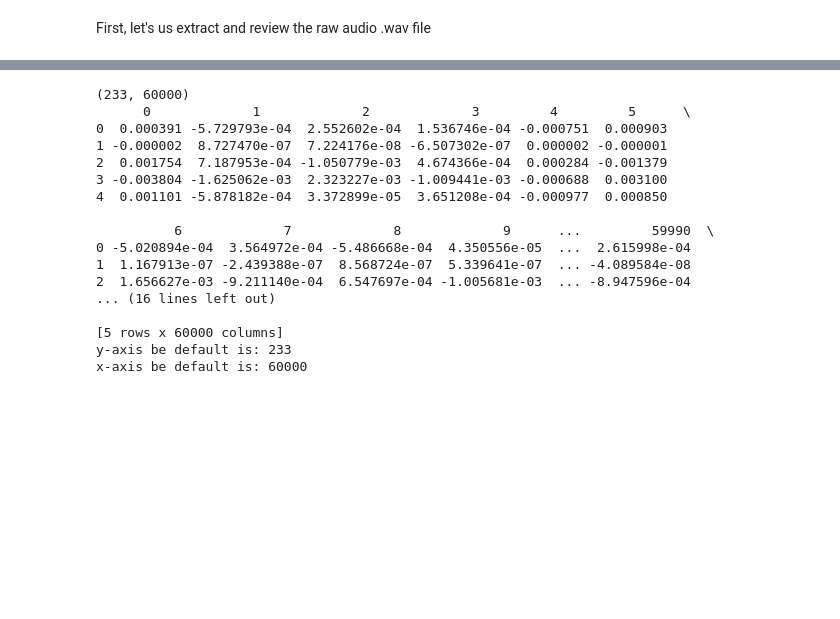
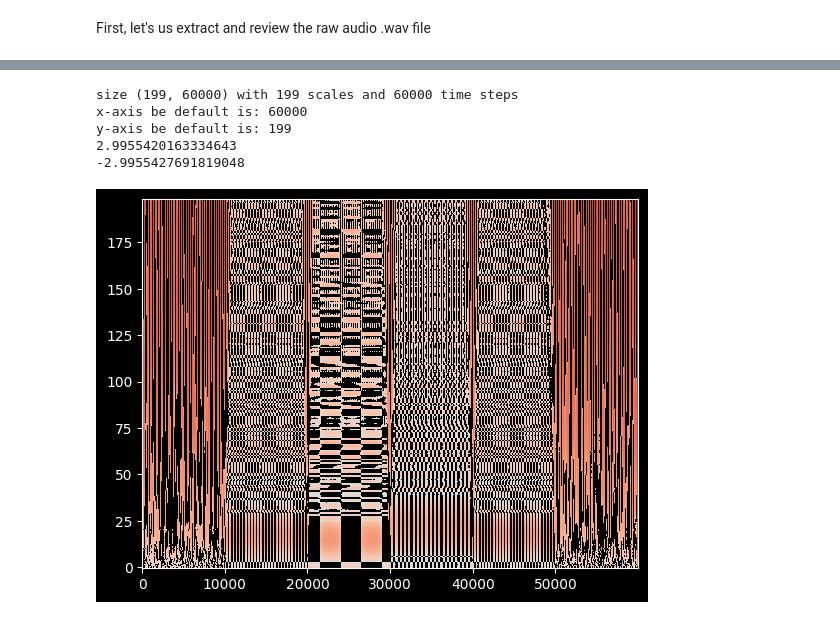
Before and after one commit to cyschneck/wavelet-tutorial, a Jupyter notebook: wavelet_spy.ipynb, the cells around one changed output, grey strips where cells are left out. Drawn from its saved outputs; the diff is of its cells as text; code cells hidden in the pictures; blank space fills up the shorter version.

Commit message:
generating valid wavelet output

```diff
--- a/wavelet_spy.ipynb
+++ b/wavelet_spy.ipynb
@@ -94,6 +71,7 @@ import pywt # PyWavelets
 # %%
-wavelet_mother = "morl" # morlet
+wavelet_mother = "gaus1" # morlet
 #dt =  0.01  # 100 Hz sampling
 dt = 1/sampleRate # timestep difference
 print(dt)
+print(f"{int(1/ dt)} hz")
 print(sampleRate)
@@ -150,25 +98,37 @@ print(max(frequencies))
 # %%
-wavelet_coeffs, freqs = pywt.cwt(audioBuffer, scales, wavelet = wavelet_mother, sampling_period= dt)
+wavelet_coeffs, freqs = pywt.cwt(audioBuffer, scales, wavelet = wavelet_mother)#, sampling_period= dt)
 # Shape of wavelet transform
-print(wavelet_coeffs.shape)
-print(pd.DataFrame(wavelet_coeffs).head())
+print(f"size {wavelet_coeffs.shape} with {wavelet_coeffs.shape[0]} scales and {wavelet_coeffs.shape[1]} time steps")
+# results in cwt with many wavelet coeffs, which are a function of scale and position/time
+# coefs = CWT coefficients (np.array)
+# freqs = Frequencies corresponding to scales (np.array)
+print(f"x-axis be default is: {wavelet_coeffs.shape[1]}")
 print(f"y-axis be default is: {wavelet_coeffs.shape[0]}")
-print(f"x-axis be default is: {wavelet_coeffs.shape[1]}")
+#print(pd.DataFrame(wavelet_coeffs).head(2))
+#print(freqs)
+import matplotlib.pyplot as plt
+dj = 0.025
+s_zero = dt*1000 # pywavelets requires smallest scale to be above a certain number, *1000 otherwise too small
+jtot = math.log2((len(audioBuffer)*dt)/s_zero)
+scales = np.arange(s_zero, jtot, dj) # scales of morlet wavlet
+# Plot scalogram
+plt.style.use('dark_background')
+#data = abs(wavelet_coeffs) # compare the magntiude
+data = wavelet_coeffs
+print(np.amax(data))
+print(np.amin(data))
+#plt.matshow(data, aspect="auto")
+plt.imshow(data,
+           #extent=[0, 233, 60000, 1],
+           norm="log",
+           #interpolation="bilinear",
+           vmax=(data).max(), vmin=(data).min(),
+           cmap="coolwarm", aspect="auto")
+plt.show()
 # %% [output]
-(233, 60000)
-      0             1             2             3         4         5      \
-0  0.000391 -5.729793e-04  2.552602e-04  1.536746e-04 -0.000751  0.000903
-1 -0.000002  8.727470e-07  7.224176e-08 -6.507302e-07  0.000002 -0.000001
-2  0.001754  7.187953e-04 -1.050779e-03  4.674366e-04  0.000284 -0.001379
-3 -0.003804 -1.625062e-03  2.323227e-03 -1.009441e-03 -0.000688  0.003100
-4  0.001101 -5.878182e-04  3.372899e-05  3.651208e-04 -0.000977  0.000850
-
-          6             7             8             9      ...         59990  \
-0 -5.020894e-04  3.564972e-04 -5.486668e-04  4.350556e-05  ...  2.615998e-04
-1  1.167913e-07 -2.439388e-07  8.568724e-07  5.339641e-07  ... -4.089584e-08
-2  1.656627e-03 -9.211140e-04  6.547697e-04 -1.005681e-03  ... -8.947596e-04
-... (16 lines left out)
-
-[5 rows x 60000 columns]
-y-axis be default is: 233
+size (199, 60000) with 199 scales and 60000 time steps
 x-axis be default is: 60000
+y-axis be default is: 199
+2.9955420163334643
+-2.9955427691819048
+[figure, added]
```
Also changed, not shown: parts of 14 cells of this notebook.
